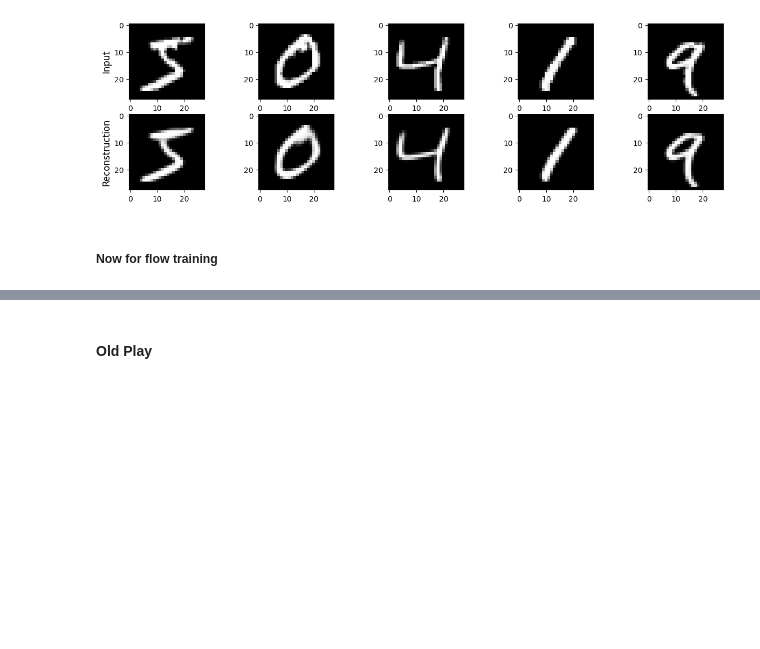
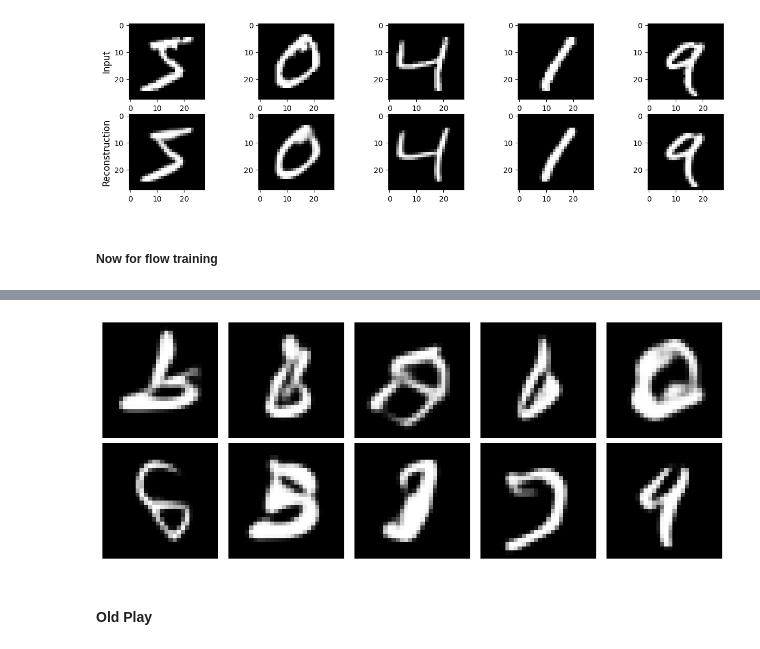
Before and after one commit to Ocrabit/dl_class_projects, a Jupyter notebook: full cycle.ipynb, the cells around one changed output, grey strips where cells are left out. Drawn from its saved outputs; the diff is of its cells as text; code cells hidden in the pictures; blank space fills up the shorter version.

```diff
--- a/full cycle.ipynb
+++ b/full cycle.ipynb
@@ -627,3 +747,8 @@ Latent data shape: torch.Size([128, 49]), spatial: False
+# %%
+samples = basic.generate_samples(10, 15)
+plot_generated(samples)
+# %% [output]
+[figure, added]
 # %% [markdown]
 #### Old Play
 # %%
```
Also changed, not shown: parts of 11 cells of this notebook, 2 other files.
